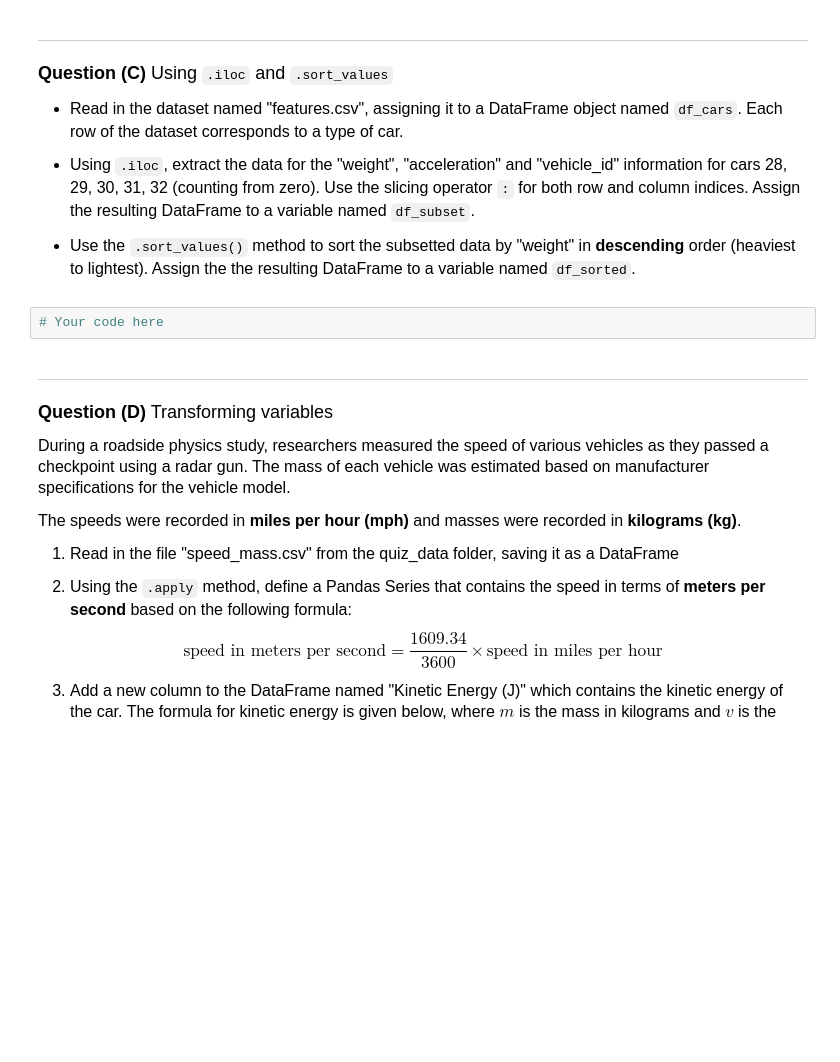
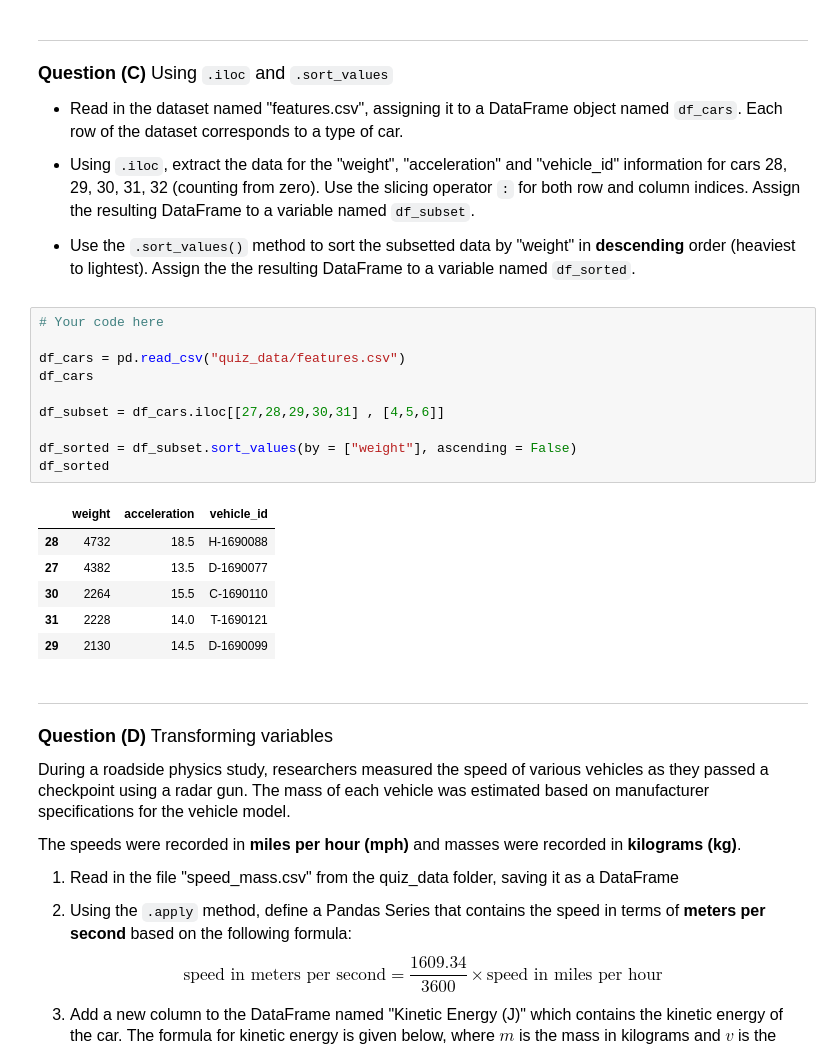
Before and after one commit to amateo6-ant/datasci151fall2026, a Jupyter notebook: _quizzes/practice_quiz_4/practice_quiz_4.ipynb, the cells around one changed output. Saved outputs shown, nothing was run; the diff lists cells and outputs as text; blank space fills up the shorter version.

```diff
--- a/_quizzes/practice_quiz_4/practice_quiz_4.ipynb
+++ b/_quizzes/practice_quiz_4/practice_quiz_4.ipynb
@@ -96,6 +170,21 @@ ______________________
 - Use the `.sort_values()` method to sort the subsetted data by "weight" in **descending** order (heaviest to lightest). Assign the the resulting DataFrame to a variable named `df_sorted`.
 # %%
 # Your code here
+
+df_cars = pd.read_csv("quiz_data/features.csv")
+df_cars
+
+df_subset = df_cars.iloc[[27,28,29,30,31] , [4,5,6]]
+
+df_sorted = df_subset.sort_values(by = ["weight"], ascending = False)
+df_sorted
+# %% [output]
+|  | weight | acceleration | vehicle_id |
+| 28 | 4732 | 18.5 | H-1690088 |
+| 27 | 4382 | 13.5 | D-1690077 |
+| 30 | 2264 | 15.5 | C-1690110 |
+| 31 | 2228 | 14.0 | T-1690121 |
+| 29 | 2130 | 14.5 | D-1690099 |
 # %% [markdown]
 ______________________
 
```
Also changed, not shown: parts of 4 cells of this notebook.
